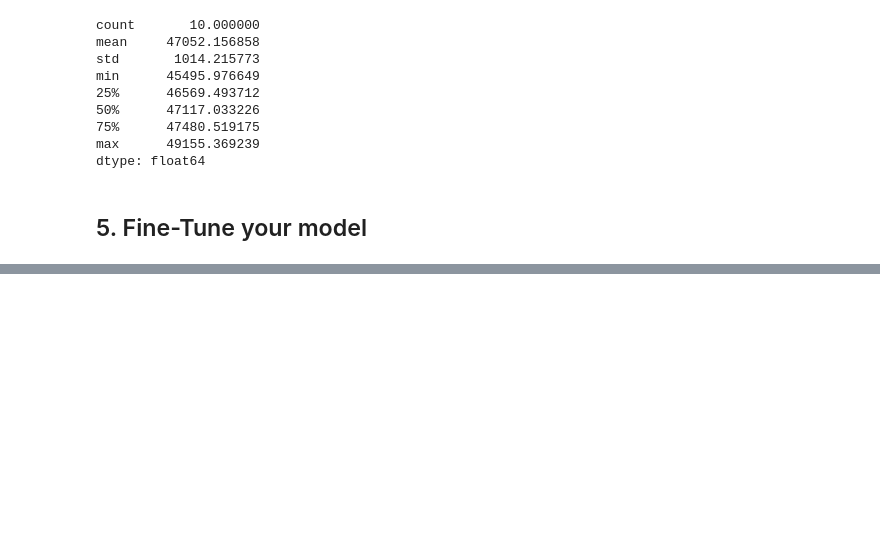
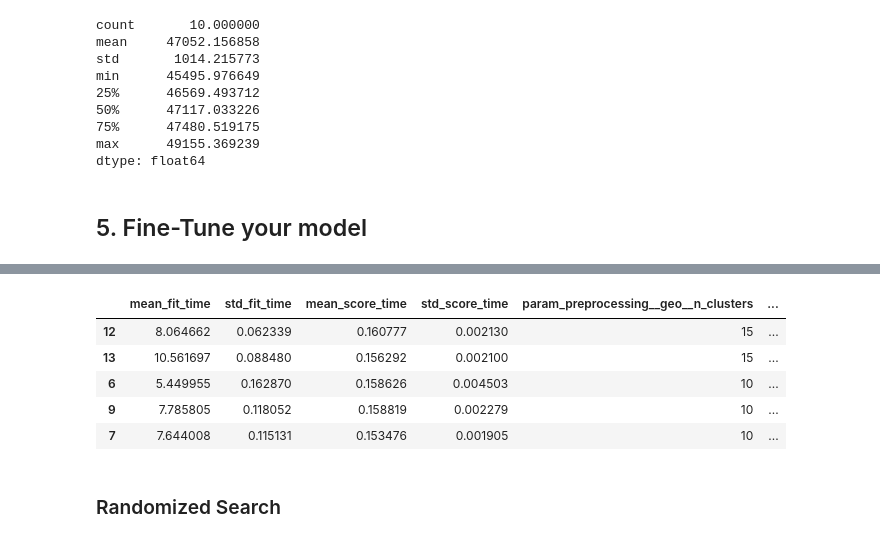
Before and after one commit to Twishha-Soni/Machine-Learning-Projects---Fundamentals, a Jupyter notebook: end-to-end-machine-learning-project.ipynb, the cells around one changed output, grey strips where cells are left out. Drawn from its saved outputs; the diff is of its cells as text; code cells hidden in the pictures; blank space fills up the shorter version.

```diff
--- a/end-to-end-machine-learning-project.ipynb
+++ b/end-to-end-machine-learning-project.ipynb
@@ -792,0 +900,12 @@ dtype: float64
+# %%
+cv_res.sort_values(by='mean_test_score', ascending=False, inplace=True)
+cv_res.head()
+# %% [output]
+|  | mean_fit_time | std_fit_time | mean_score_time | std_score_time | param_preprocessing__geo__n_clusters | ... |
+| 12 | 8.064662 | 0.062339 | 0.160777 | 0.002130 | 15 | ... |
+| 13 | 10.561697 | 0.088480 | 0.156292 | 0.002100 | 15 | ... |
+| 6 | 5.449955 | 0.162870 | 0.158626 | 0.004503 | 10 | ... |
+| 9 | 7.785805 | 0.118052 | 0.158819 | 0.002279 | 10 | ... |
+| 7 | 7.644008 | 0.115131 | 0.153476 | 0.001905 | 10 | ... |
+# %% [markdown]
+### Randomized Search
```
Also changed, not shown: parts of 19 cells of this notebook.
